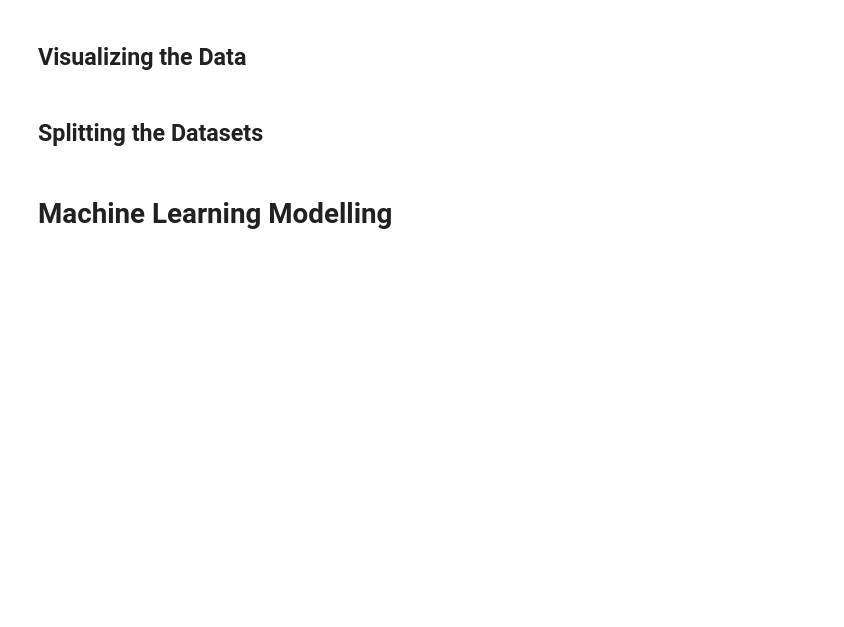
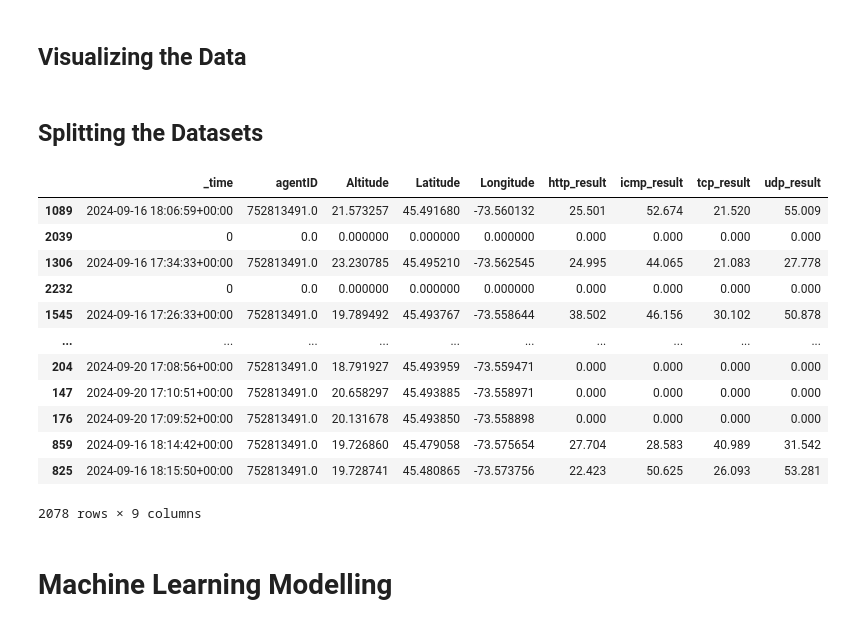
Before and after one commit to kmock930/CodeML-Hackathon-2024, a Jupyter notebook: CodeML 2024 - Main Notebook.ipynb, the cells around one changed output. Saved outputs shown, nothing was run; the diff lists cells and outputs as text; code cells hidden in the pictures; blank space fills up the shorter version.

Commit message:
Added TrainingFuncNN.py file + Splitted data in notebook

```diff
--- a/CodeML 2024 - Main Notebook.ipynb
+++ b/CodeML 2024 - Main Notebook.ipynb
@@ -178,6 +182,24 @@ Shape of a record: (9,)
 ## Visualizing the Data
 # %% [markdown]
 ## Splitting the Datasets
+# %%
+from sklearn.model_selection import train_test_split
+
+training_data, test_data = train_test_split(df, test_size=0.2)
+# %% [output]
+|  | _time | agentID | Altitude | Latitude | Longitude | http_result | icmp_result | tcp_result | udp_result |
+| 1089 | 2024-09-16 18:06:59+00:00 | 752813491.0 | 21.573257 | 45.491680 | -73.560132 | 25.501 | 52.674 | 21.520 | 55.009 |
+| 2039 | 0 | 0.0 | 0.000000 | 0.000000 | 0.000000 | 0.000 | 0.000 | 0.000 | 0.000 |
+| 1306 | 2024-09-16 17:34:33+00:00 | 752813491.0 | 23.230785 | 45.495210 | -73.562545 | 24.995 | 44.065 | 21.083 | 27.778 |
+| 2232 | 0 | 0.0 | 0.000000 | 0.000000 | 0.000000 | 0.000 | 0.000 | 0.000 | 0.000 |
+| 1545 | 2024-09-16 17:26:33+00:00 | 752813491.0 | 19.789492 | 45.493767 | -73.558644 | 38.502 | 46.156 | 30.102 | 50.878 |
+| ... | ... | ... | ... | ... | ... | ... | ... | ... | ... |
+| 204 | 2024-09-20 17:08:56+00:00 | 752813491.0 | 18.791927 | 45.493959 | -73.559471 | 0.000 | 0.000 | 0.000 | 0.000 |
+| 147 | 2024-09-20 17:10:51+00:00 | 752813491.0 | 20.658297 | 45.493885 | -73.558971 | 0.000 | 0.000 | 0.000 | 0.000 |
+| 176 | 2024-09-20 17:09:52+00:00 | 752813491.0 | 20.131678 | 45.493850 | -73.558898 | 0.000 | 0.000 | 0.000 | 0.000 |
+| 859 | 2024-09-16 18:14:42+00:00 | 752813491.0 | 19.726860 | 45.479058 | -73.575654 | 27.704 | 28.583 | 40.989 | 31.542 |
+| 825 | 2024-09-16 18:15:50+00:00 | 752813491.0 | 19.728741 | 45.480865 | -73.573756 | 22.423 | 50.625 | 26.093 | 53.281 |
+2078 rows × 9 columns
 # %% [markdown]
 # Machine Learning Modelling
 # %% [markdown]
```
Also changed, not shown: parts of 3 cells of this notebook, 1 other file.
